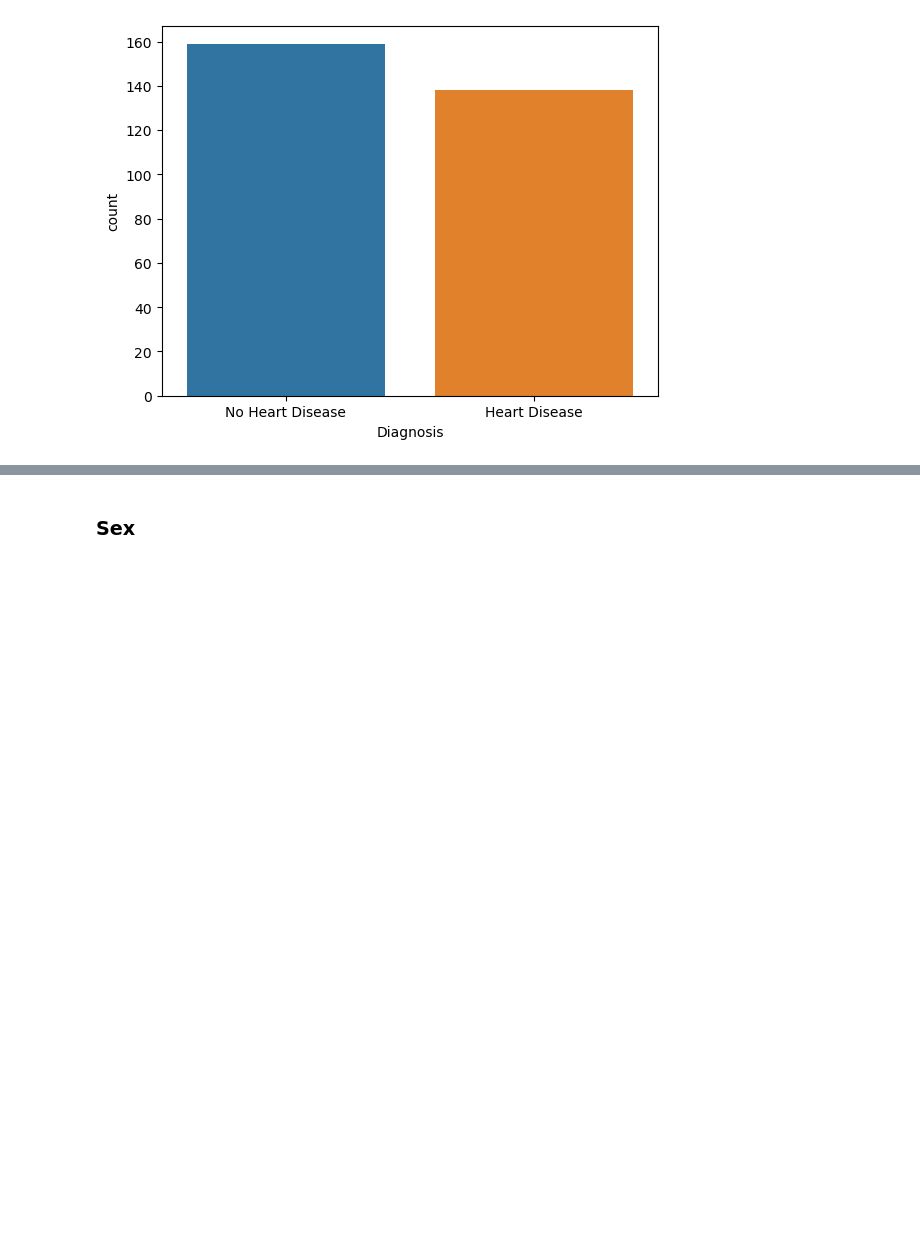
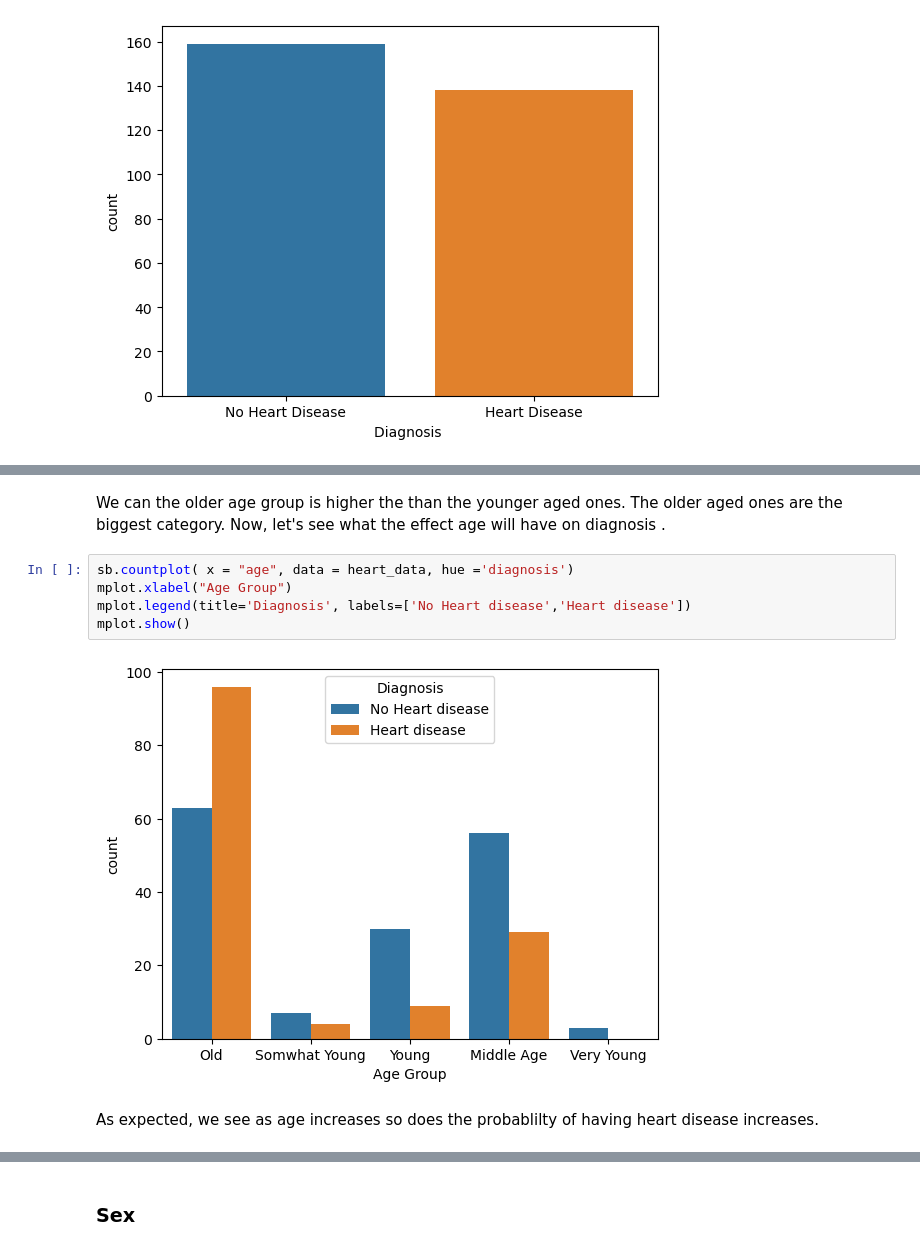
Before and after one commit to frankquinn89/PROGRAMMING_FOR_DATA_ANALYSIS, a Jupyter notebook: project.ipynb, the cells around one changed output, grey strips where cells are left out. Saved outputs shown, nothing was run; the diff lists cells and outputs as text; blank space fills up the shorter version.

```diff
--- a/project.ipynb
+++ b/project.ipynb
@@ -143,0 +166,11 @@ mplot.show()
+# %% [markdown]
+We can the older age group is higher the than the younger aged ones. The older aged ones are the biggest category. Now, let's see what the effect age will have on diagnosis .
+# %%
+sb.countplot( x = "age", data = heart_data, hue ='diagnosis')
+mplot.xlabel("Age Group")
+mplot.legend(title='Diagnosis', labels=['No Heart disease','Heart disease'])
+mplot.show()
+# %% [output]
+[figure, added]
+# %% [markdown]
+As expected, we see as age increases so does the probablilty of having heart disease increases.
```
Also changed, not shown: parts of 11 cells of this notebook.
